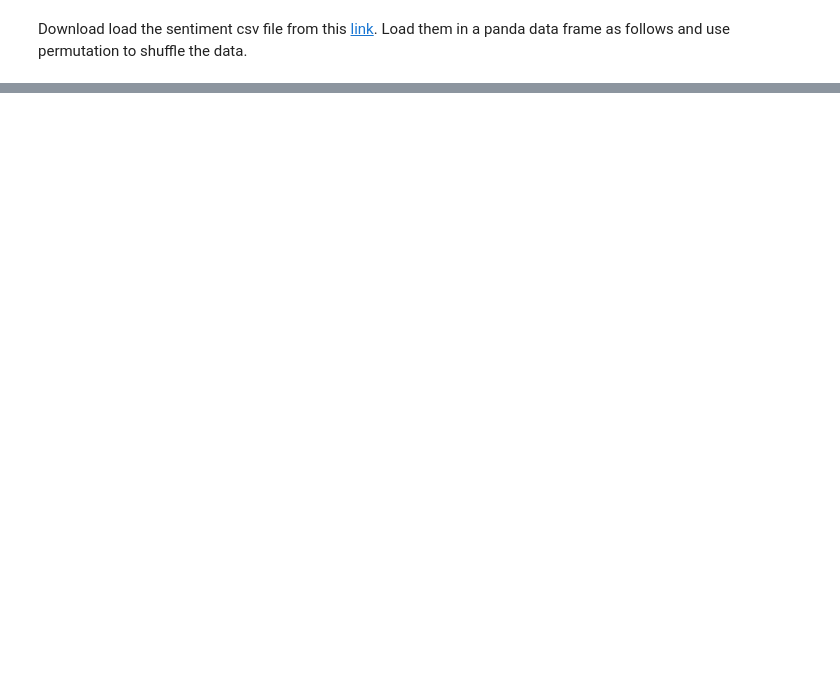
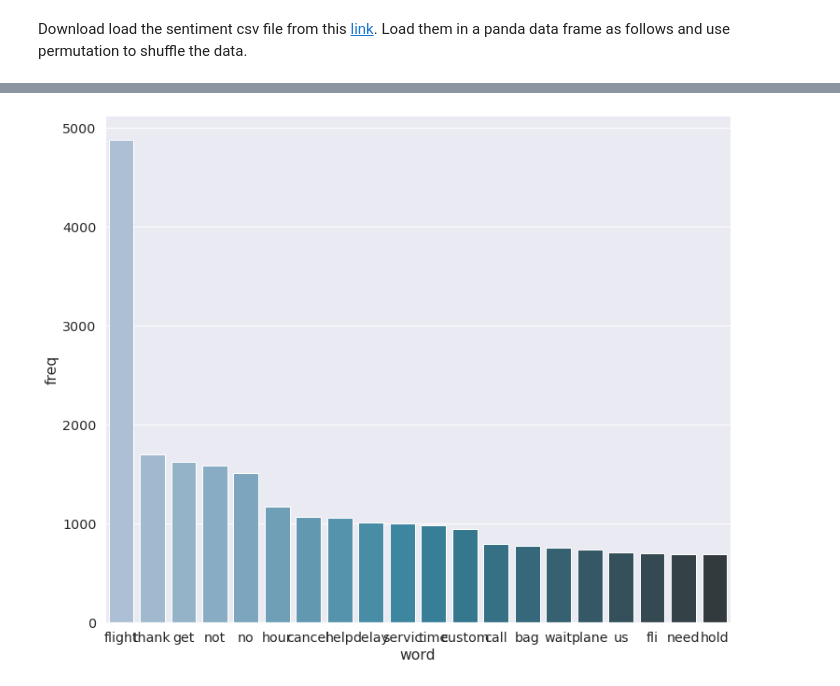
Before and after one commit to msedalatzadeh/NLP-for-Stocks, a Jupyter notebook: Jupyter-notebooks/Twitter-Sentiment.ipynb, the cells around one changed output, grey strips where cells are left out. Cells and saved outputs as stored; diff of their text form; code cells hidden in the pictures; blank space fills up the shorter version.

```diff
--- a/Jupyter-notebooks/Twitter-Sentiment.ipynb
+++ b/Jupyter-notebooks/Twitter-Sentiment.ipynb
@@ -46,0 +192,12 @@ Download load the sentiment csv file from this [link](https://www.kaggle.com/cro
+# %%
+cv = CountVectorizer()
+bow = cv.fit_transform(sr_clean)
+word_freq = dict(zip(cv.get_feature_names(), np.asarray(bow.sum(axis=0)).ravel()))
+word_counter = collections.Counter(word_freq)
+word_counter_df = pd.DataFrame(word_counter.most_common(20), columns = ['word', 'freq'])
+
+fig, ax = plt.subplots(figsize=(12, 10))
+bar_freq_word = sns.barplot(x="word", y="freq", data=word_counter_df, palette="PuBuGn_d", ax=ax)
+plt.show();
+# %% [output]
+[figure, added]
```
Also changed, not shown: parts of 19 cells of this notebook, 1 other file.
